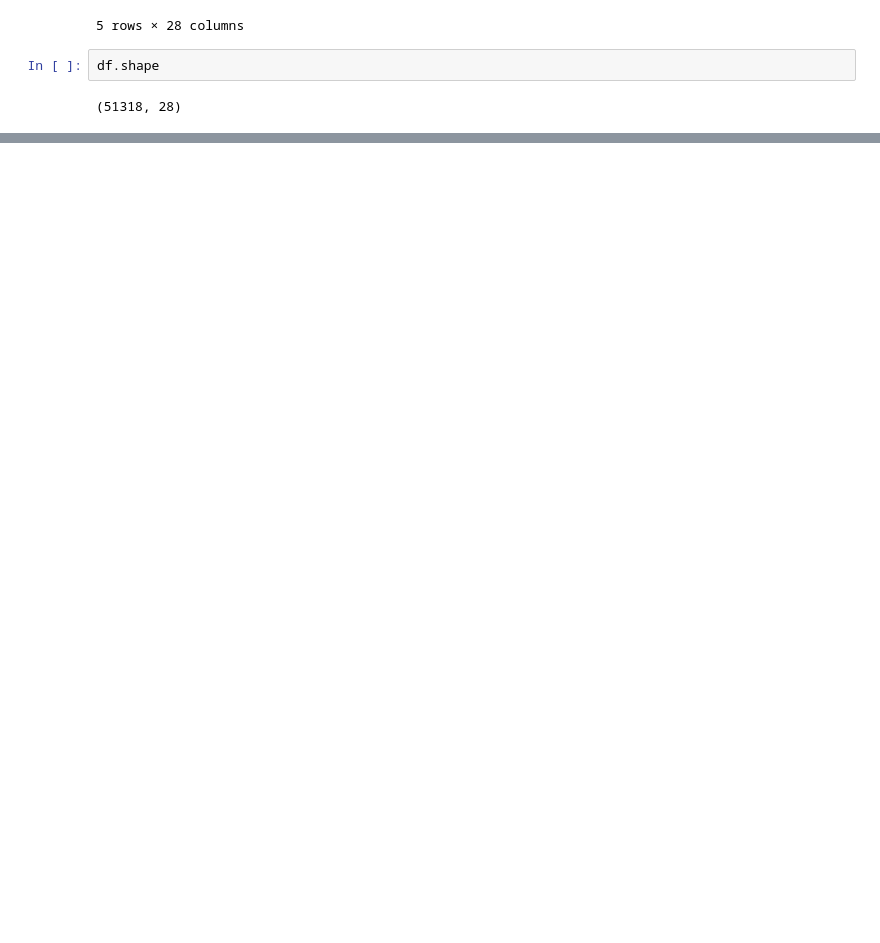
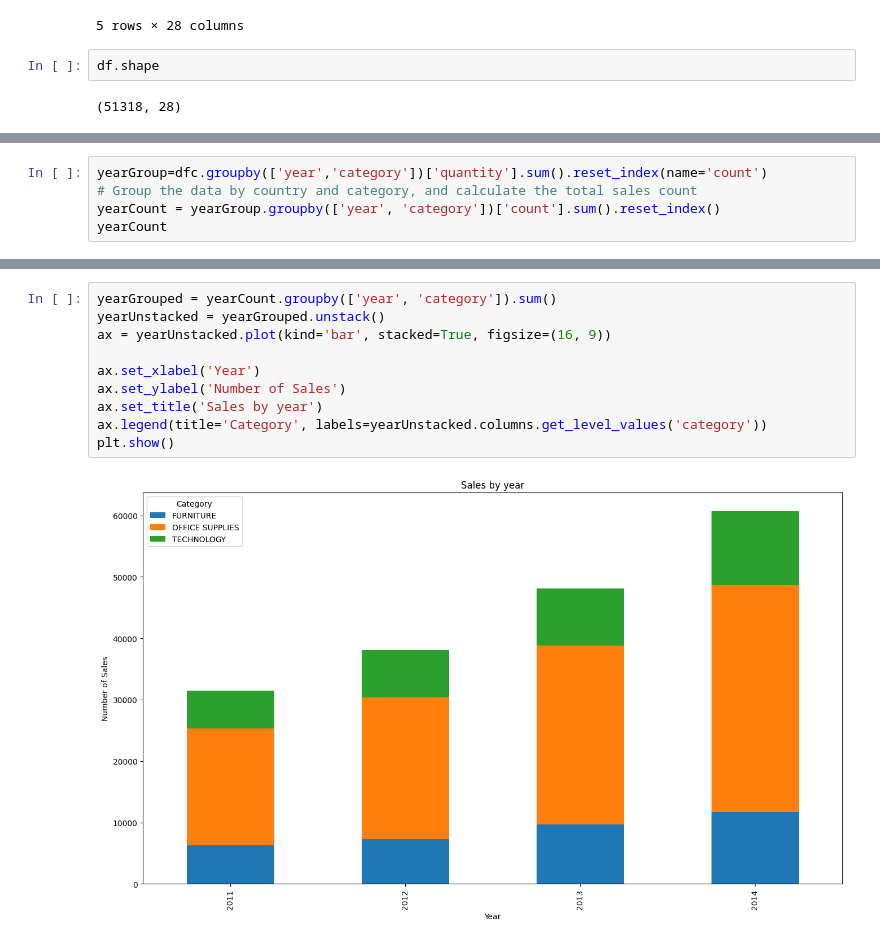
Before and after one commit to kokul93/DataScienceProject23, a Jupyter notebook: StoreNoteBook.ipynb, the cells around one changed output, grey strips where cells are left out. Drawn from its saved outputs; the diff is of its cells as text; blank space fills up the shorter version.

```diff
--- a/StoreNoteBook.ipynb
+++ b/StoreNoteBook.ipynb
@@ -23,0 +203,5 @@ df.shape
+# %%
+yearGroup=dfc.groupby(['year','category'])['quantity'].sum().reset_index(name='count')
+# Group the data by country and category, and calculate the total sales count
+yearCount = yearGroup.groupby(['year', 'category'])['count'].sum().reset_index()
+yearCount
@@ -23,0 +222,12 @@ df.shape
+# %%
+yearGrouped = yearCount.groupby(['year', 'category']).sum()
+yearUnstacked = yearGrouped.unstack()
+ax = yearUnstacked.plot(kind='bar', stacked=True, figsize=(16, 9))
+
+ax.set_xlabel('Year')
+ax.set_ylabel('Number of Sales')
+ax.set_title('Sales by year')
+ax.legend(title='Category', labels=yearUnstacked.columns.get_level_values('category'))
+plt.show()
+# %% [output]
+[figure, added]
```
Also changed, not shown: parts of 44 cells of this notebook.
